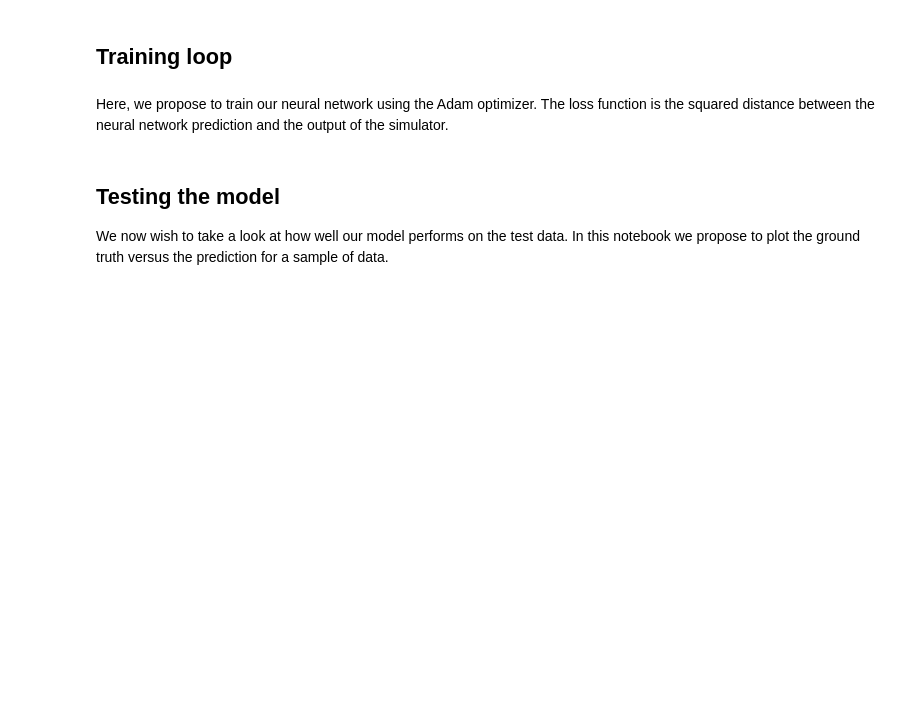
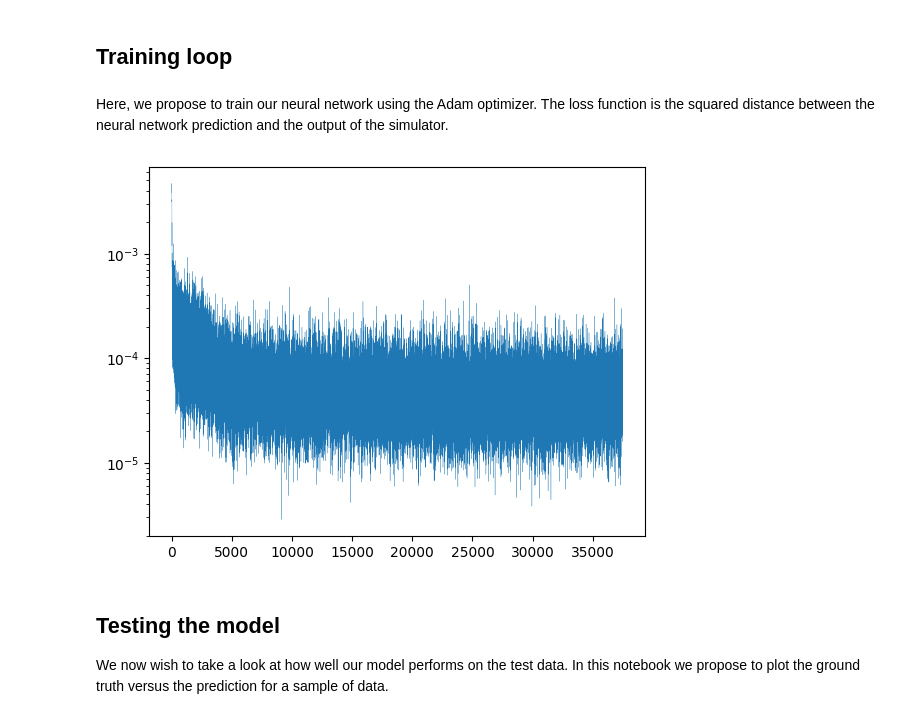
Before and after one commit to bdonon/ml4ps, a Jupyter notebook: docs/source/usecase/dense.ipynb, the cells around one changed output. Saved outputs shown, nothing was run; the diff lists cells and outputs as text; code cells hidden in the pictures; blank space fills up the shorter version.

```diff
--- a/docs/source/usecase/dense.ipynb
+++ b/docs/source/usecase/dense.ipynb
@@ -167,6 +172,13 @@ for epoch in range(10):
 
         pbar.set_description("Epoch {}, Loss = {:.2e}".format(epoch, loss))
         losses.append(loss)
+# %%
+import matplotlib.pyplot as plt
+plt.plot(losses, linewidth=0.2)
+plt.yscale('log')
+plt.show()
+# %% [output]
+[figure, added]
 # %% [markdown]
 ## Testing the model
 
```
Also changed, not shown: parts of 6 cells of this notebook, 1 other file.
